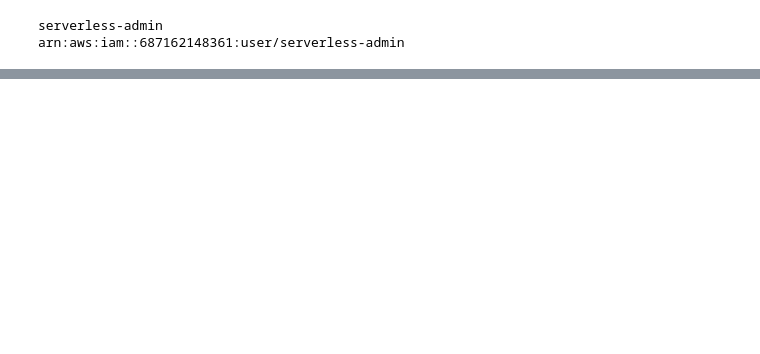
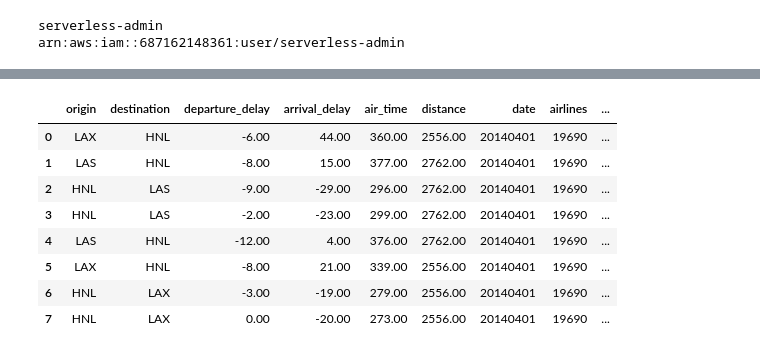
Before and after one commit to paramraghavan/sparksql-awsglue, a Jupyter notebook: aws-glue/aws-glue.ipynb, the cells around one changed output, grey strips where cells are left out. Saved outputs shown, nothing was run; the diff lists cells and outputs as text; code cells hidden in the pictures; blank space fills up the shorter version.

Commit message:
Add files via upload
test schema on read.

```diff
--- a/aws-glue/aws-glue.ipynb
+++ b/aws-glue/aws-glue.ipynb
@@ -308,0 +323,17 @@ df.style
+# %%
+# now reading back data after the columns - departure and arrival have been
+# deleted from  table/glue catalog, note these columns still exist in the s3 bucket
+df = wr.athena.read_sql_query("SELECT * FROM flights WHERE CAST(distance as decimal) > 2500.00 ",
+                              database="sample_db",
+                              ctas_approach=True)
+df.style
+# %% [output]
+|  | origin | destination | departure_delay | arrival_delay | air_time | distance | date | airlines | ... |
+| 0 | LAX | HNL | -6.00 | 44.00 | 360.00 | 2556.00 | 20140401 | 19690 | ... |
+| 1 | LAS | HNL | -8.00 | 15.00 | 377.00 | 2762.00 | 20140401 | 19690 | ... |
+| 2 | HNL | LAS | -9.00 | -29.00 | 296.00 | 2762.00 | 20140401 | 19690 | ... |
+| 3 | HNL | LAS | -2.00 | -23.00 | 299.00 | 2762.00 | 20140401 | 19690 | ... |
+| 4 | LAS | HNL | -12.00 | 4.00 | 376.00 | 2762.00 | 20140401 | 19690 | ... |
+| 5 | LAX | HNL | -8.00 | 21.00 | 339.00 | 2556.00 | 20140401 | 19690 | ... |
+| 6 | HNL | LAX | -3.00 | -19.00 | 279.00 | 2556.00 | 20140401 | 19690 | ... |
+| 7 | HNL | LAX | 0.00 | -20.00 | 273.00 | 2556.00 | 20140401 | 19690 | ... |
```
Also changed, not shown: parts of 3 cells of this notebook.
